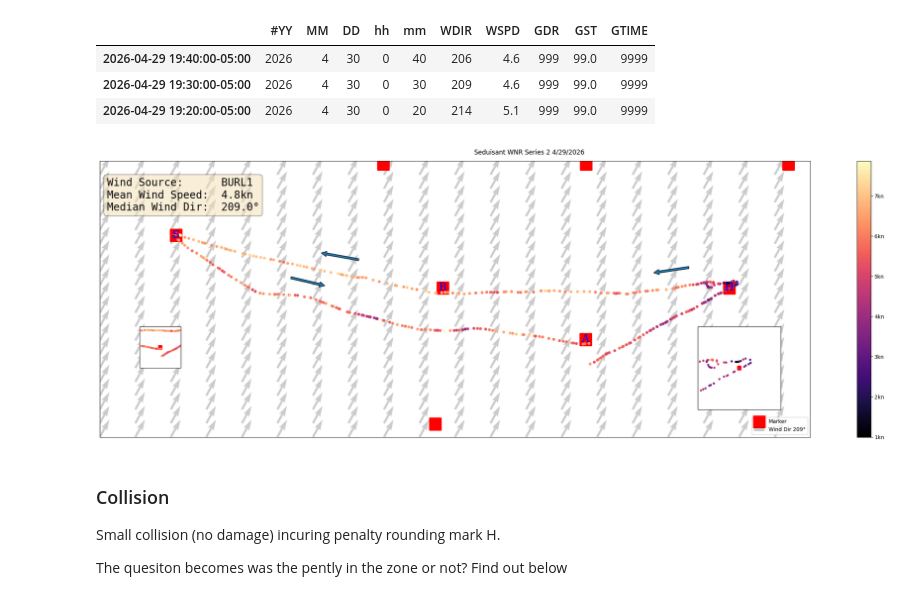
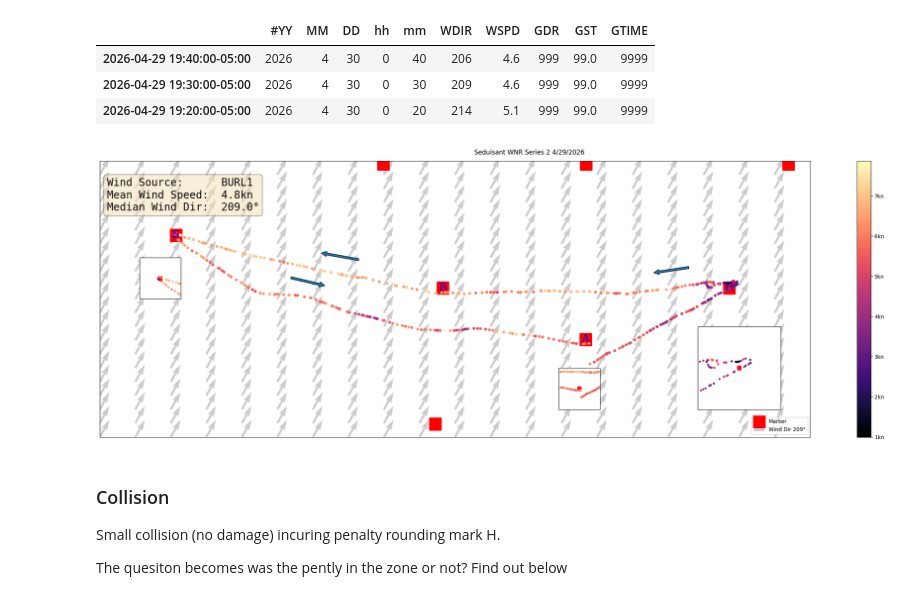
Before and after one commit to GarysCorner/RegattaTracking, a Jupyter notebook: 2026-04-29 Seduisant.ipynb, the cells around one changed output. Drawn from its saved outputs; the diff is of its cells as text; code cells hidden in the pictures.

Commit message:
Fixed inset graphics

```diff
--- a/2026-04-29 Seduisant.ipynb
+++ b/2026-04-29 Seduisant.ipynb
@@ -201,35 +201,40 @@ createPlot(ax,s=20, extent=trkGdf.total_bounds)
 
 wptRadius = 0.1 / 60
 jExtent = waypointGdf.loc['H','geometry'].buffer(wptRadius).bounds
 jInset = ax.inset_axes([0.75,0.10,0.3,0.3], projection=proj, zorder=10 )
 createPlot(jInset, jExtent, s=10, wpS=50, plotWind=False, lblWpt=False, extentBuffer=0 )
 
 wptRadius = 0.2 / 60
 aExtent = waypointGdf.loc['A','geometry'].buffer(wptRadius).bounds
-aInset = ax.inset_axes([0.01,0.25,0.15,0.15], projection=proj, zorder=10 )
+aInset = ax.inset_axes([0.6,0.1,0.15,0.15], projection=proj, zorder=10 )
 createPlot(aInset, aExtent, s=10, wpS=50, plotWind=False, lblWpt=False, extentBuffer=0 )
+
+wptRadius = 0.1 / 60
+sExtent = waypointGdf.loc['S','geometry'].buffer(wptRadius).bounds
+sInset = ax.inset_axes([0.01,0.5,0.15,0.15], projection=proj, zorder=10 )
+createPlot(sInset, sExtent, s=10, wpS=50, plotWind=False, lblWpt=False, extentBuffer=0 )
 
 #add wind speed
 windStr = f"""Wind Source:      BURL1
 Mean Wind Speed:  {meanWindSpeed:.1f}kn
 Median Wind Dir:  {medianWind}\U000000B0"""
 ax.text(0.01,0.82,windStr, transform=ax.transAxes,\
         fontsize=20,\
         fontfamily='monospace',\
        bbox={
            'boxstyle':'round',
            'facecolor':'wheat',
            'alpha':0.5
        })
 
 ax.legend()
 
 fig.suptitle(title)
 fig.tight_layout()
 fig.savefig(f"{outputPath}/{outfileBase}.jpg")
 fig.savefig(f"{outputPath}/{outfileBase}.svg")
 # %% [output]
-[figure, old version]
+[figure, new version]
 # %% [markdown]
 ### Collision
 
```
Also changed, not shown: parts of 1 cell of this notebook.
